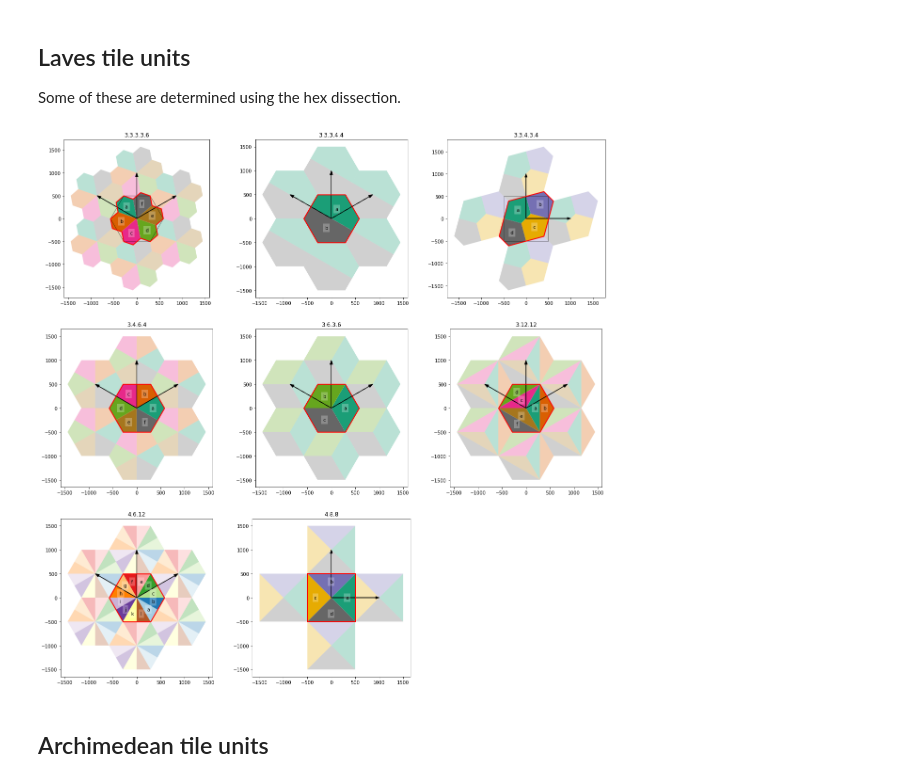
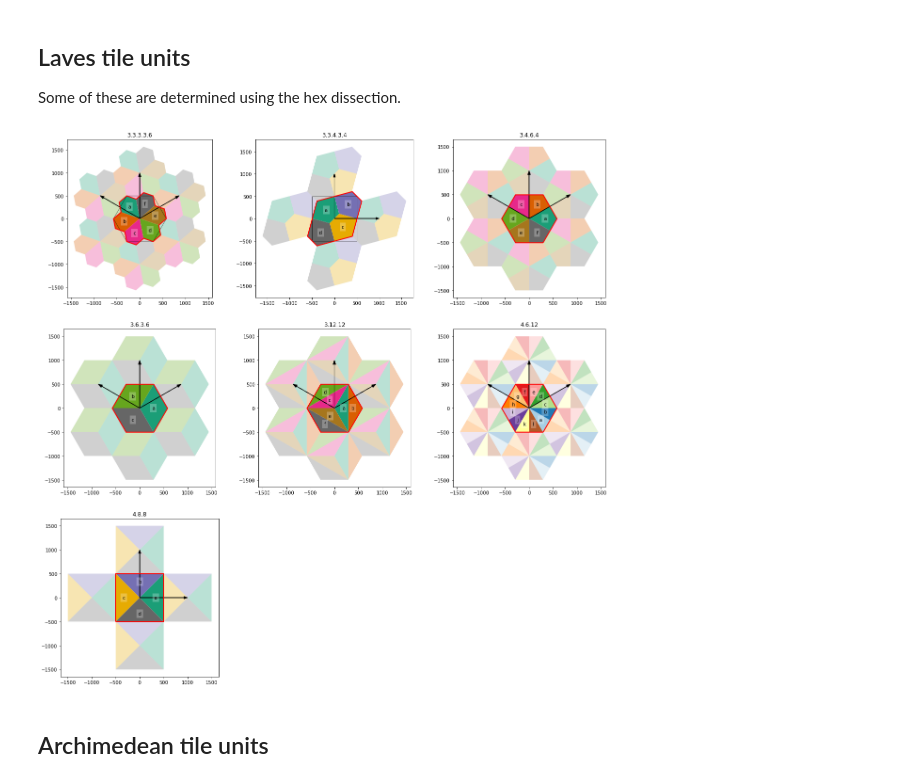
Before and after one commit to DOSull/weaving-space, a Jupyter notebook: all-the-tiles.ipynb, the cells around one changed output. Drawn from its saved outputs; the diff is of its cells as text; code cells hidden in the pictures.

```diff
--- a/all-the-tiles.ipynb
+++ b/all-the-tiles.ipynb
@@ -70,20 +70,19 @@ for u, posn in zip(units, range(1, 11)):
 Some of these are determined using the hex dissection.
 # %%
 units = [TileUnit(tiling_type = "laves", code = "3.3.3.3.6"),
-         TileUnit(tiling_type = "laves", code = "3.3.3.4.4"),
          TileUnit(tiling_type = "laves", code = "3.3.4.3.4"),
          TileUnit(tiling_type = "laves", code = "3.4.6.4"),
          TileUnit(tiling_type = "laves", code = "3.6.3.6"),
          TileUnit(tiling_type = "laves", code = "3.12.12"),
          TileUnit(tiling_type = "laves", code = "4.6.12"),
          TileUnit(tiling_type = "laves", code = "4.8.8")]
 fig = pyplot.figure(figsize = (21, 21))
-for u, posn in zip(units, range(331, 339)):
+for u, posn in zip(units, range(331, 338)):
     ax = fig.add_subplot(posn)
     ax.set_title(u.code)
     u.plot(ax = ax, r = 1, show_vectors = True)
 # %% [output]
-[figure, old version]
+[figure, new version]
 # %% [markdown]
 ## Archimedean tile units
 # %%
```
Also changed, not shown: parts of 1 cell of this notebook, 4 other files.
